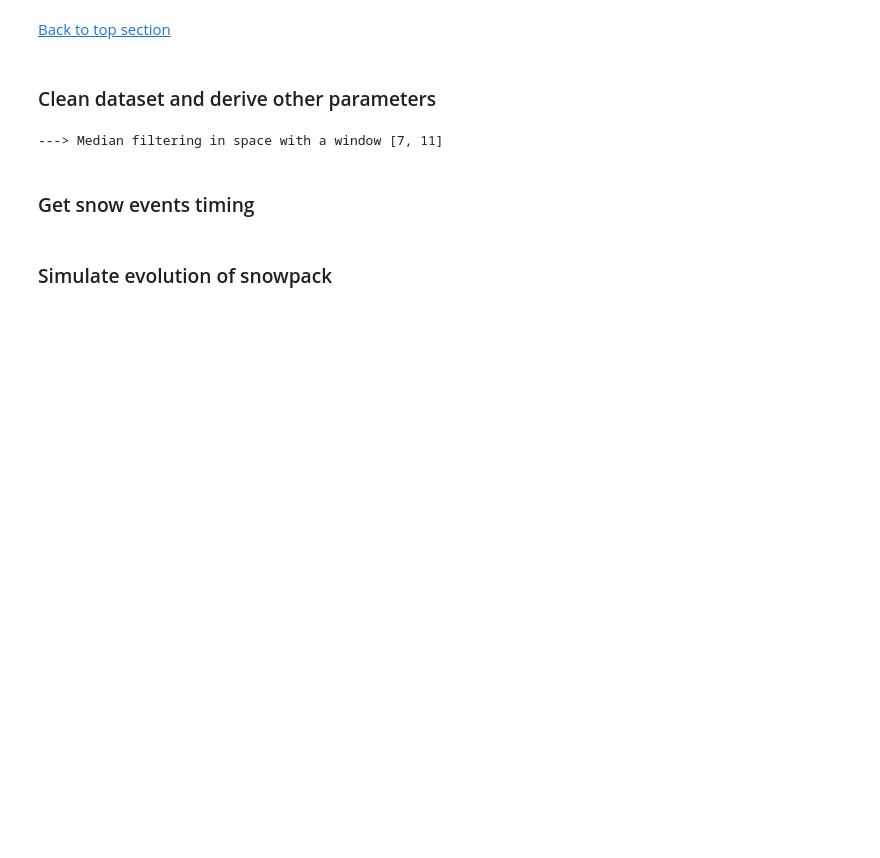
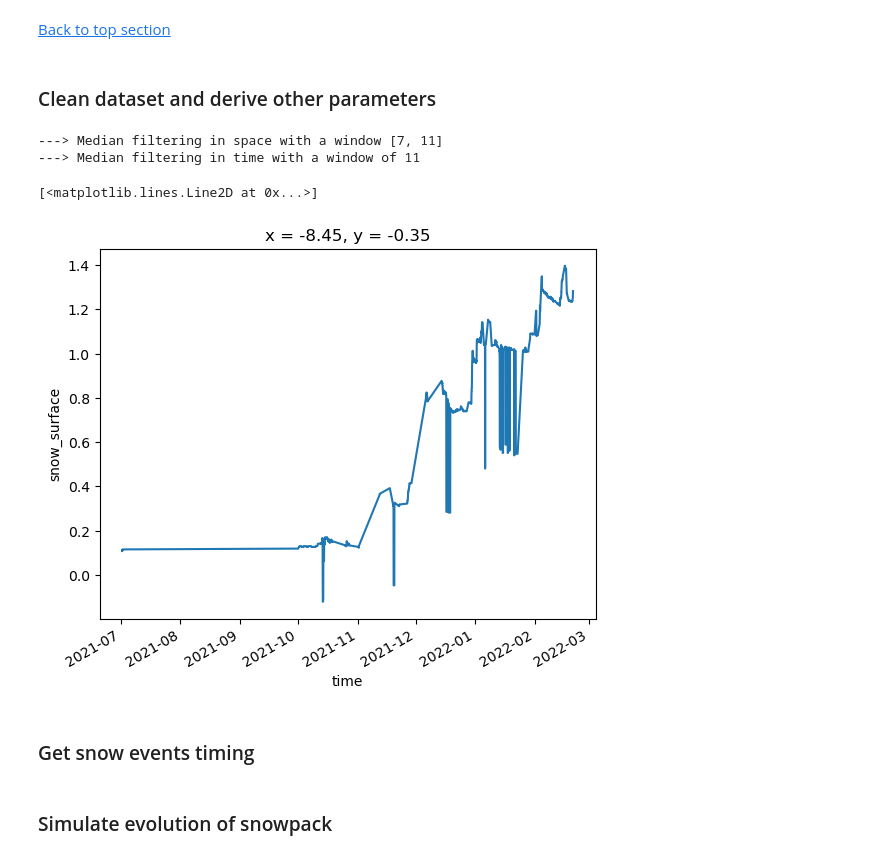
Before and after one commit to Mathilde-Bnt/MB_little_awk, a Jupyter notebook: falls_detection_and_snow_model/02-combining_snowfall_detection_and_compaction.ipynb, the cells around one changed output. Drawn from its saved outputs; the diff is of its cells as text; code cells hidden in the pictures; blank space fills up the shorter version.

```diff
--- a/falls_detection_and_snow_model/02-combining_snowfall_detection_and_compaction.ipynb
+++ b/falls_detection_and_snow_model/02-combining_snowfall_detection_and_compaction.ipynb
@@ -90,19 +98,25 @@ title = 'Comparison between lidar-measured and simulated snow depth'
 # %%
 # Pre-processing to get clean data
 
-if data_set_used == all_data_set:
+if data_set_used == all_data_set or data_set_used == all_data_set_pit_1 or data_set_used == all_data_set_pit_2:
     fill_in_missing_variables(data_set_used, 'surface')
 
 data_set_used = data_set_used.ffill(dim='time')
 
 median_space_filtering(data_set_used, 5, x_span=7)
-if data_set_used == all_data_set:
+if data_set_used == all_data_set or data_set_used == all_data_set_pit_1 or data_set_used == all_data_set_pit_2:
     median_time_filtering(data_set_used, 11)
 
 data_set_used['snow_surface'] = data_set_used['snow_surface'] - data_set_used['snow_surface'].min() - 0.35414986 #- data_set_used.snow_surface.isel(x=x_sel, y=y_sel, time= start_accumulation[0])
 # TODO modular above
 # %% [output]
 ---> Median filtering in space with a window [7, 11]
+---> Median filtering in time with a window of 11
+# %%
+data_set_used.isel(x=10, y=10)['snow_surface'].plot()
+# %% [output]
+[<matplotlib.lines.Line2D at 0x...>]
+[figure, added]
 # %%
 # Define dates
 
```
Also changed, not shown: parts of 9 cells of this notebook, 3 other files.
